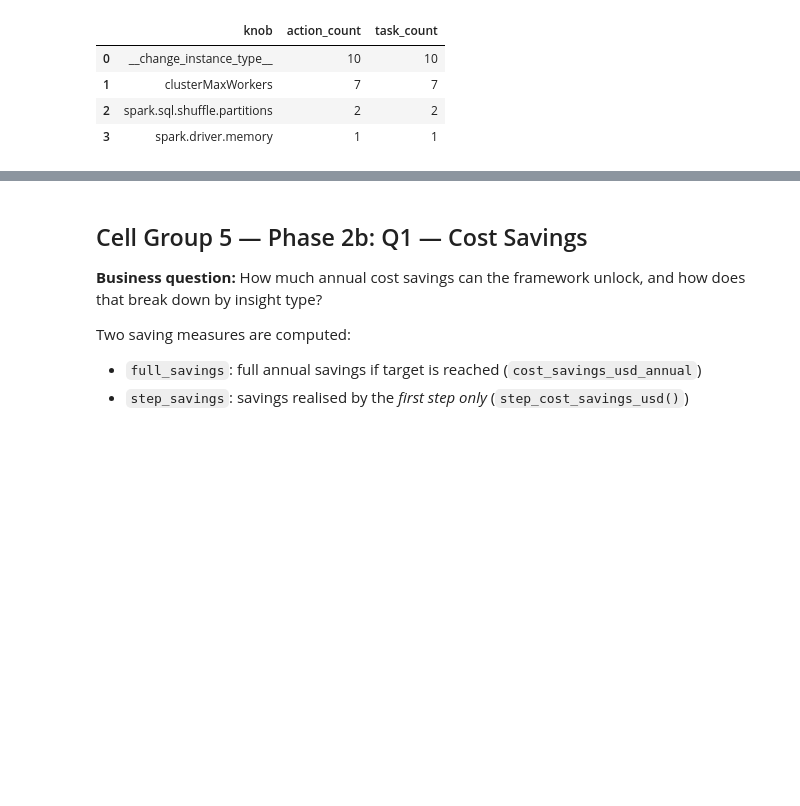
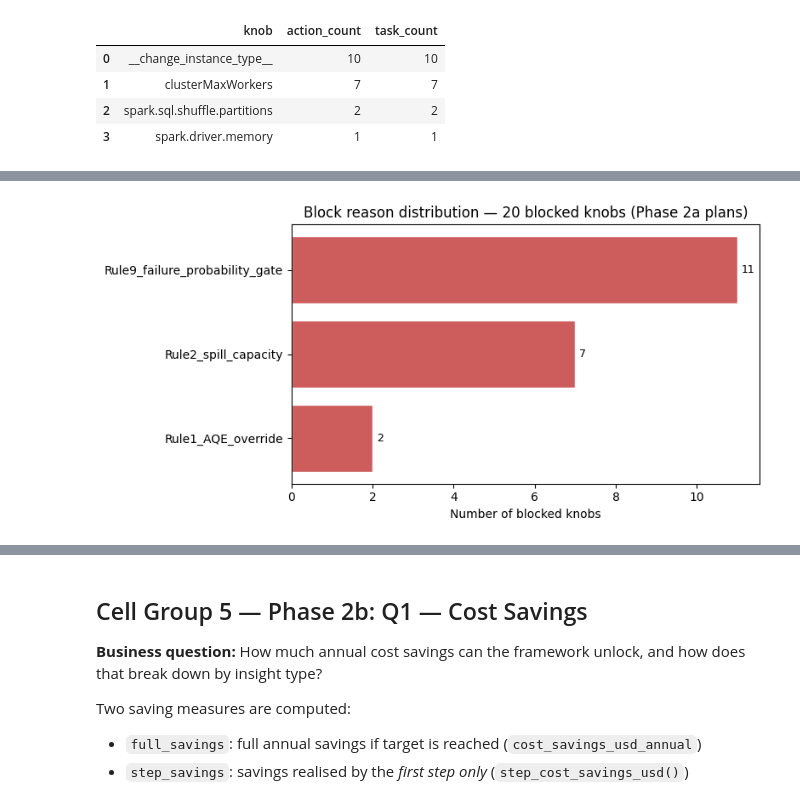
Before and after one commit to rotem-pi/AI-projects, a Jupyter notebook: AutoTuning/notebooks/tuning_framework_test.ipynb, the cells around one changed output, grey strips where cells are left out. Saved outputs shown, nothing was run; the diff lists cells and outputs as text; code cells hidden in the pictures; blank space fills up the shorter version.

```diff
--- a/AutoTuning/notebooks/tuning_framework_test.ipynb
+++ b/AutoTuning/notebooks/tuning_framework_test.ipynb
@@ -780,0 +817,77 @@ Tasks with 2+ knobs in the same plan:               24
+# %%
+def _rule_label_from_reason(reason_str):
+    """Extract a short rule label from the block_reason text.
+
+    Matches the first distinctive keyword in the block_reason string to one
+    of the eight named blocking rules. Same classifier used in the Phase 3
+    rule-fire-rate analysis below — defined here too so this cell is
+    self-contained regardless of execution order.
+    """
+    if not reason_str:
+        return 'unknown'
+    r = reason_str.lower()
+    if 'spark will ignore' in r or 'auto-optimize shuffle' in r or 'aqe' in r or 'auto\'' in r or 'set to' in r:
+        return 'Rule1_AQE_override'
+    if ('active spill' in r or 'active disk spill' in r) and ('executor count' in r or 'executor memory' in r or 'reducing executor' in r or 'reducing memory' in r):
+        return 'Rule2_spill_capacity'
+    if 'gc' in r and ('consuming' in r or 'worsen gc' in r or 'severe' in r or 'reducing memory' in r):
+        return 'Rule3_gc_pressure'
+    if 'heap memory headroom' in r:
+        return 'Rule4a_heap_headroom'
+    if 'off-heap memory headroom' in r:
+        return 'Rule4b_offheap_headroom'
+    if 'vcore utilization' in r or 'cpu-saturated' in r:
+        return 'Rule5_vcore_saturation'
+    if 'shuffle partitions per executor' in r or 'skew' in r:
+        return 'Rule6_skew_partition_ratio'
+    if 'sanity limit' in r or 'enrichment data quality' in r:
+        return 'Rule7_data_quality'
+    if 'vcore budget' in r:
+        return 'Rule8_vcore_budget_increase'
+    if 'failure probability' in r or 'safety threshold' in r:
+        return 'Rule9_failure_probability_gate'
+    return 'other'
+
+
+blocked_reason_rows = []
+for task_key, plan in plans.items():
+    for action in plan.blocked_knobs:
+        blocked_reason_rows.append({
+            **task_meta_dict(task_key, prepared_tasks),
+            'config_key': action.spec.config_key,
+            'insight_type': action.spec.insight_type,
+            'block_reason': action.spec.block_reason,
+            'rule': _rule_label_from_reason(action.spec.block_reason),
+        })
+
+blocked_reason_df = pd.DataFrame(blocked_reason_rows)
+print(f'Blocked knobs (Phase 2a plan level): {len(blocked_reason_df)}')
+
+if len(blocked_reason_df) == 0:
+    print('No blocked knobs found — run the Phase 2a plans cell above first.')
+else:
+    rule_counts = blocked_reason_df['rule'].value_counts()
+    dist_df = pd.DataFrame({
+        'blocked_knobs': rule_counts,
+        'pct_of_blocked': (100 * rule_counts / len(blocked_reason_df)).round(1),
+    })
+    print()
+    print('Block reason distribution:')
+    print(dist_df.to_string())
+
+    fig, ax = plt.subplots(figsize=(8, 4))
+    plot_order = rule_counts.sort_values()
+    ax.barh(plot_order.index, plot_order.values, color='indianred', edgecolor='white')
+    ax.set_xlabel('Number of blocked knobs')
+    ax.set_title(f'Block reason distribution — {len(blocked_reason_df)} blocked knobs (Phase 2a plans)')
+    for i, v in enumerate(plot_order.values):
+        ax.text(v + 0.1, i, str(v), va='center', fontsize=9)
+    plt.tight_layout()
+    plt.show()
+
+    print()
+    print('Sample blocked knobs by rule:')
+    for rule in rule_counts.index:
+        sample = blocked_reason_df[blocked_reason_df['rule'] == rule].iloc[0]
+        print(f"  [{rule}] {sample['config_key']} ({sample['insight_type']}): {str(sample['block_reason'])[:100]}")
+# %% [output]
@@ -780,0 +902 @@ Tasks with 2+ knobs in the same plan:               24
+[figure, added]
```
Also changed, not shown: parts of 7 cells of this notebook, 1 other file.
